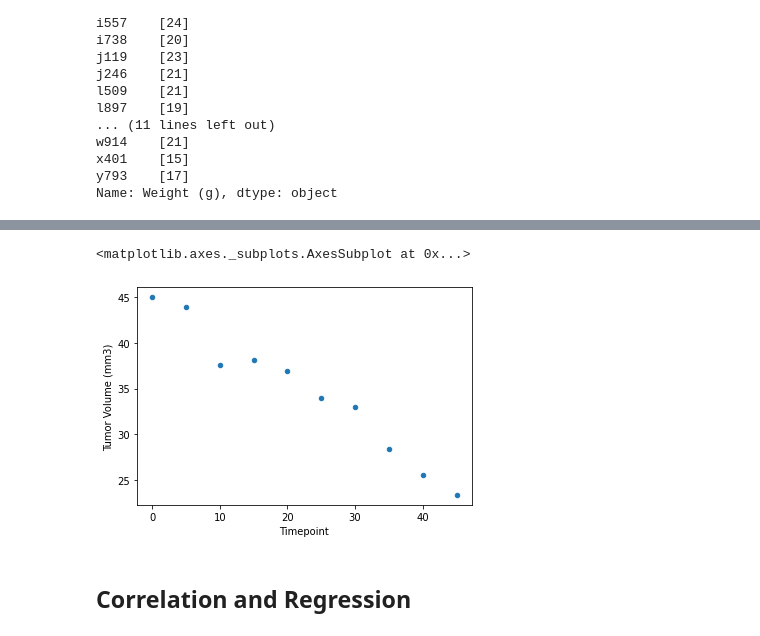
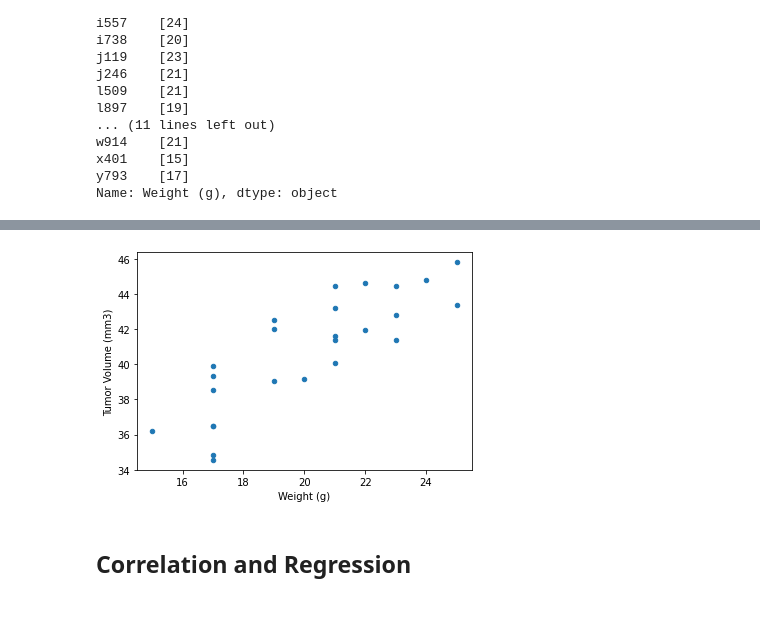
Before and after one commit to jMacProd/MatplotlibChallenge, a Jupyter notebook: Pymaceuticals/pymaceuticals.ipynb, the cells around one changed output, grey strips where cells are left out. Cells and saved outputs as stored; diff of their text form; code cells hidden in the pictures.

Commit message:
backup Matplotlib

```diff
--- a/Pymaceuticals/pymaceuticals.ipynb
+++ b/Pymaceuticals/pymaceuticals.ipynb
@@ -633,13 +633,14 @@ Capomulinmouse.plot(x="Timepoint", y="Tumor Volume (mm3)")
 
 CapomulinFullData = mouseclean.loc[mouseclean["Drug Regimen"]=="Capomulin",:]
 
+
 #getting a series for tumor volume
 mouseIDgroup = CapomulinFullData.groupby(["Mouse ID"])
 mousetumoraverage = mouseIDgroup["Tumor Volume (mm3)"].mean()
 
 #get a series of mouse weights
-mousetumoraverage = mouseIDgroup["Weight (g)"].unique()
-mousetumoraverage
+mousetumorweight = mouseIDgroup["Weight (g)"].unique()
+mousetumorweight
 # %% [output]
 Mouse ID
 b128    [22]
@@ -658,3 +659,13 @@ w914    [21]
 x401    [15]
 y793    [17]
 Name: Weight (g), dtype: object
+# %%
+#I think I need to join 2 series into a dataframe
+mouseweighttumordf = pd.merge(mousetumorweight, mousetumoraverage, right_index = True,
+               left_index = True)
+#Needed to reconvert weight valules to strings
+mouseweighttumordf['Weight (g)'] = mouseweighttumordf['Weight (g)'].str[0]
+
+#went back and sorted this dataframe to compare against scatter plotab
+    #as it seems there was a plot missing but I have confirmed 2 plots are over each other
+mouseweighttumordf.sort_values(["Weight (g)","Tumor Volume (mm3)"],ascending=(True,True))
@@ -661,16 +691,12 @@ Name: Weight (g), dtype: object
 # %%
-
-
-
+#Scatterplot
     #x-axis weight
     #y-axis tumor volume
+mousescatter = mouseweighttumordf.plot.scatter(x="Weight (g)", y="Tumor Volume (mm3)")
 
-
-
-Capomulinmouse.plot.scatter(x="Timepoint", y="Tumor Volume (mm3)")
+#make larger and dots transparent to you can see overlapping dots for with 17g
 # %% [output]
-<matplotlib.axes._subplots.AxesSubplot at 0x...>
-[figure, old version]
+[figure, new version]
 # %% [markdown]
 ## Correlation and Regression
 # %%
```
Also changed, not shown: parts of 1 cell of this notebook.
